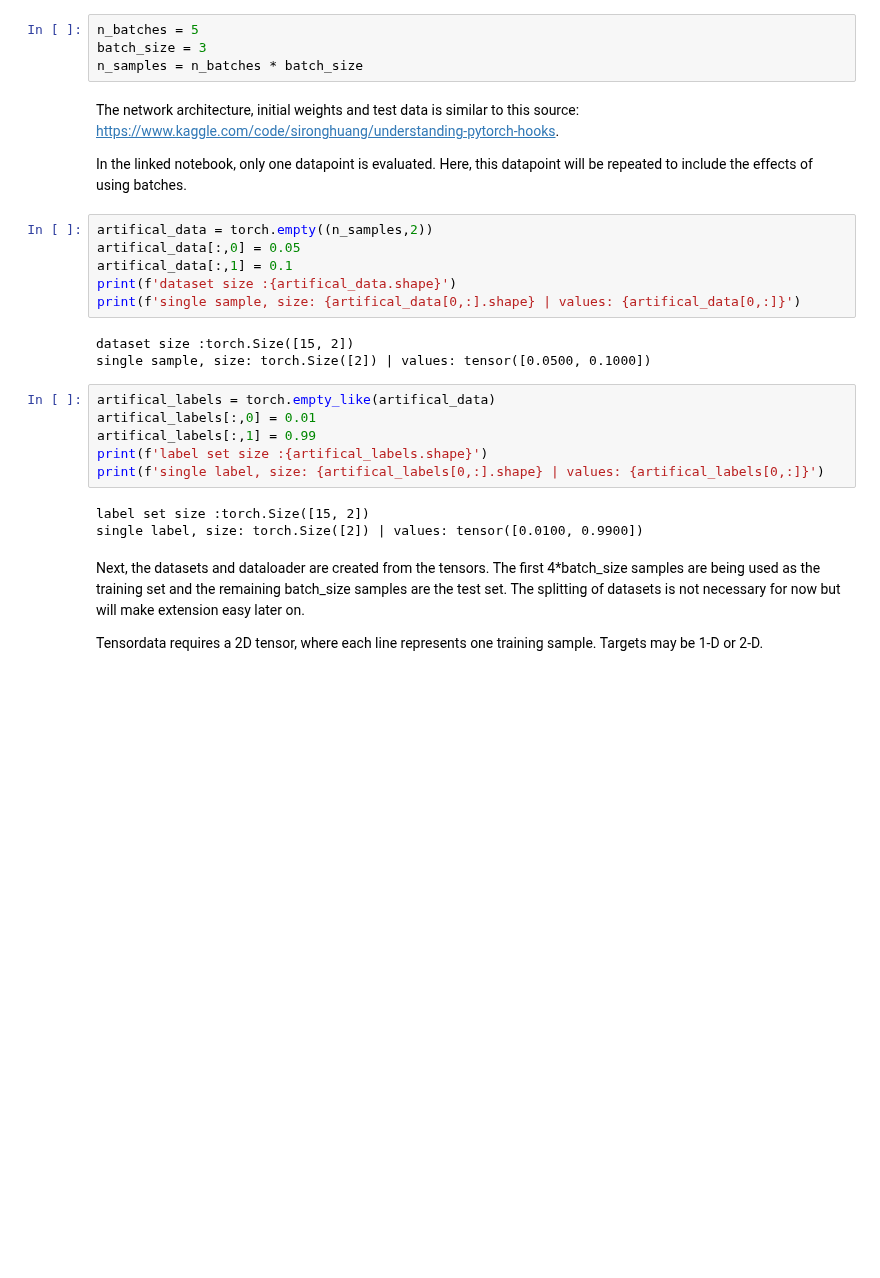
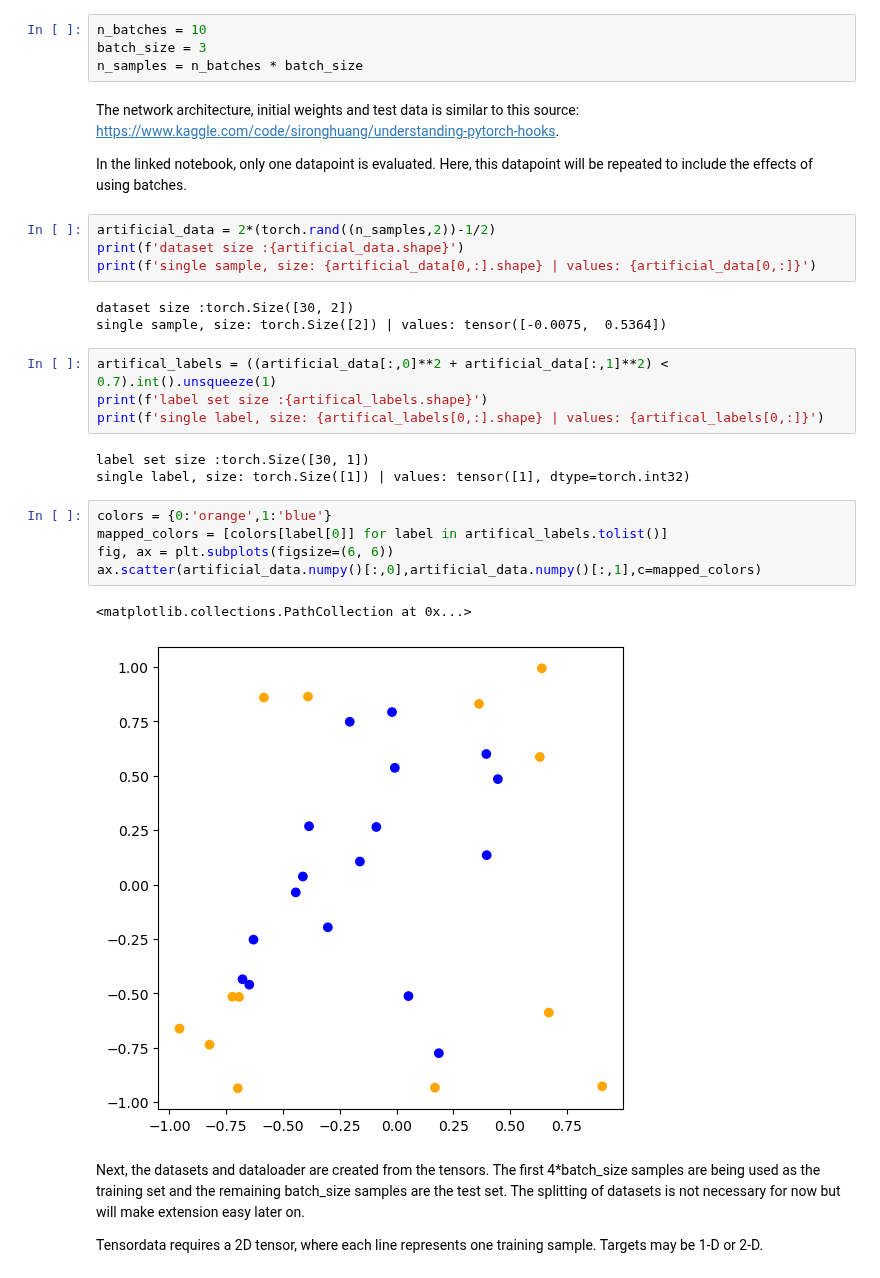
Before and after one commit to Ricu/fantastic-umbrella, a Jupyter notebook: 04_testing_method1.ipynb, the cells around one changed output. Cells and saved outputs as stored; diff of their text form; blank space fills up the shorter version.

```diff
--- a/04_testing_method1.ipynb
+++ b/04_testing_method1.ipynb
@@ -29,7 +29,7 @@ np.random.seed(0)
 # %% [markdown]
 Set the number of batches and the batch size. For these early tests, 5 batches of size 3 should give good insights while not being to complicated.
 # %%
-n_batches = 5
+n_batches = 10
 batch_size = 3
 n_samples = n_batches * batch_size
 # %% [markdown]
@@ -38,23 +38,27 @@ https://www.kaggle.com/code/sironghuang/understanding-pytorch-hooks.
 
 In the linked notebook, only one datapoint is evaluated. Here, this datapoint will be repeated to include the effects of using batches.
 # %%
-artifical_data = torch.empty((n_samples,2))
-artifical_data[:,0] = 0.05
-artifical_data[:,1] = 0.1
-print(f'dataset size :{artifical_data.shape}')
-print(f'single sample, size: {artifical_data[0,:].shape} | values: {artifical_data[0,:]}')
+artificial_data = 2*(torch.rand((n_samples,2))-1/2)
+print(f'dataset size :{artificial_data.shape}')
+print(f'single sample, size: {artificial_data[0,:].shape} | values: {artificial_data[0,:]}')
 # %% [output]
-dataset size :torch.Size([15, 2])
-single sample, size: torch.Size([2]) | values: tensor([0.0500, 0.1000])
+dataset size :torch.Size([30, 2])
+single sample, size: torch.Size([2]) | values: tensor([-0.0075,  0.5364])
 # %%
-artifical_labels = torch.empty_like(artifical_data)
-artifical_labels[:,0] = 0.01
-artifical_labels[:,1] = 0.99
+artifical_labels = ((artificial_data[:,0]**2 + artificial_data[:,1]**2) < 0.7).int().unsqueeze(1)
 print(f'label set size :{artifical_labels.shape}')
 print(f'single label, size: {artifical_labels[0,:].shape} | values: {artifical_labels[0,:]}')
 # %% [output]
-label set size :torch.Size([15, 2])
-single label, size: torch.Size([2]) | values: tensor([0.0100, 0.9900])
+label set size :torch.Size([30, 1])
+single label, size: torch.Size([1]) | values: tensor([1], dtype=torch.int32)
+# %%
+colors = {0:'orange',1:'blue'}
+mapped_colors = [colors[label[0]] for label in artifical_labels.tolist()]
+fig, ax = plt.subplots(figsize=(6, 6))
+ax.scatter(artificial_data.numpy()[:,0],artificial_data.numpy()[:,1],c=mapped_colors)
+# %% [output]
+<matplotlib.collections.PathCollection at 0x...>
+[figure, added]
 # %% [markdown]
 Next, the datasets and dataloader are created from the tensors. The first 4*batch_size samples are being used as the training set and the remaining batch_size samples are the test set. The splitting of datasets is not necessary for now but will make extension easy later on.
 
```
Also changed, not shown: parts of 20 cells of this notebook.
